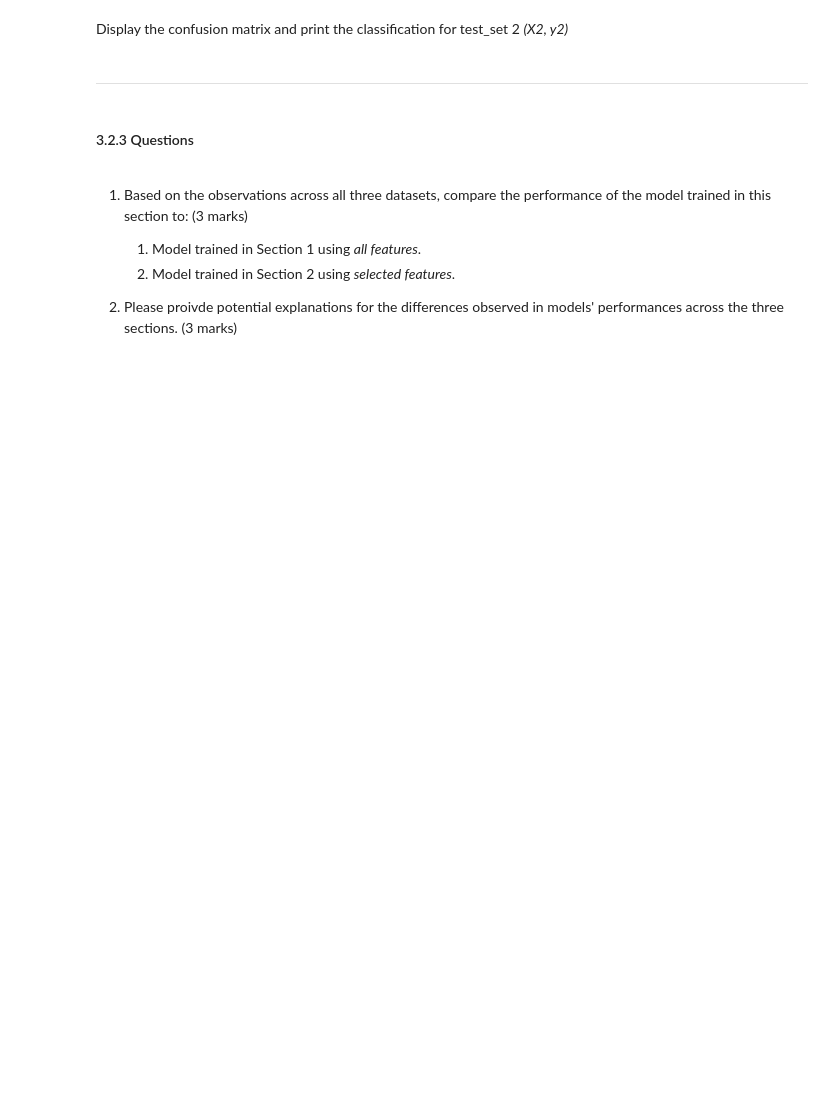
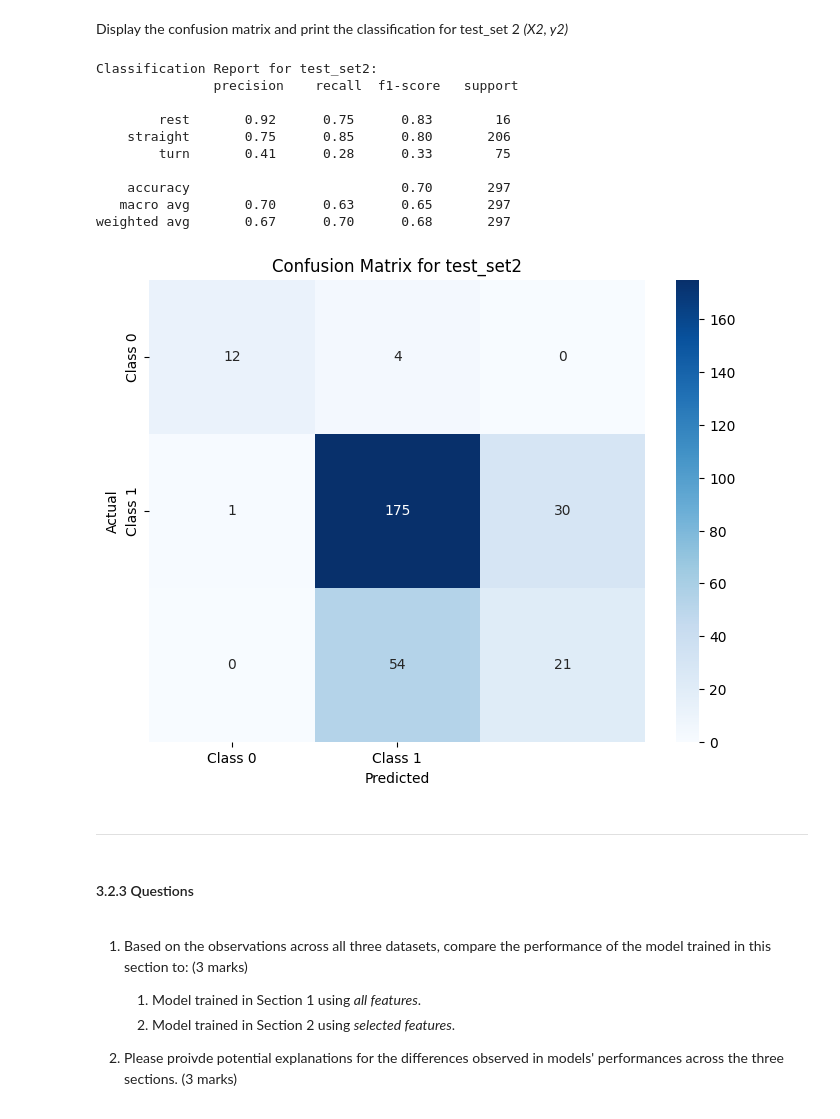
Before and after one commit to KushalDoshi17/engg680_2024_fall, a Jupyter notebook: Lab_Assignment4/Assignment 4.ipynb, the cells around one changed output. Drawn from its saved outputs; the diff is of its cells as text; code cells hidden in the pictures; blank space fills up the shorter version.

```diff
--- a/Lab_Assignment4/Assignment 4.ipynb
+++ b/Lab_Assignment4/Assignment 4.ipynb
@@ -691,3 +886,31 @@ Display the confusion matrix and print the classification for test_set 2 *(X2, y
+# %%
+# TODO - Display confusion matrix and print classification report for (X2, y2)
+from sklearn.metrics import confusion_matrix, classification_report
+import seaborn as sns
+import matplotlib.pyplot as plt
+y2_pred = best_model.predict(X2)
+cm2 = confusion_matrix(y2, y2_pred)
+print("Classification Report for test_set2:\n", classification_report(y2, y2_pred))
+plt.figure(figsize=(8, 6))
+sns.heatmap(cm2, annot=True, fmt='d', cmap='Blues',
+            xticklabels=['Class 0', 'Class 1'],
+            yticklabels=['Class 0', 'Class 1'])
+plt.ylabel('Actual')
+plt.xlabel('Predicted')
+plt.title('Confusion Matrix for test_set2')
+plt.show()
+# %% [output]
+Classification Report for test_set2:
+               precision    recall  f1-score   support
+
+        rest       0.92      0.75      0.83        16
+    straight       0.75      0.85      0.80       206
+        turn       0.41      0.28      0.33        75
+
+    accuracy                           0.70       297
+   macro avg       0.70      0.63      0.65       297
+weighted avg       0.67      0.70      0.68       297
+[figure, added]
 # %% [markdown]
 ___
 # %% [markdown]
```
Also changed, not shown: parts of 29 cells of this notebook.
